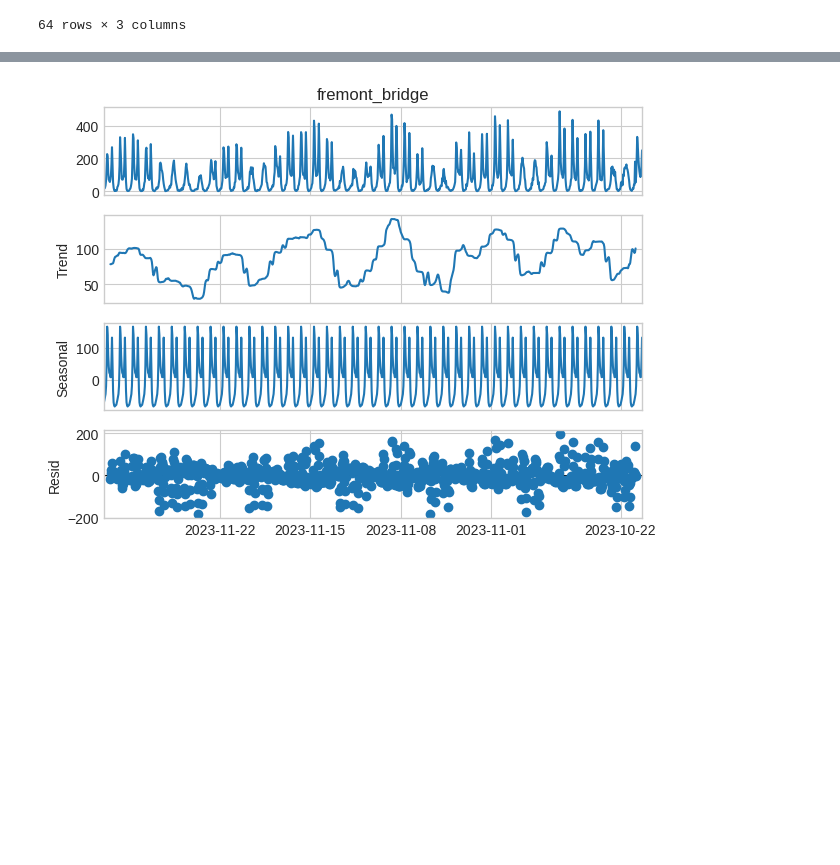
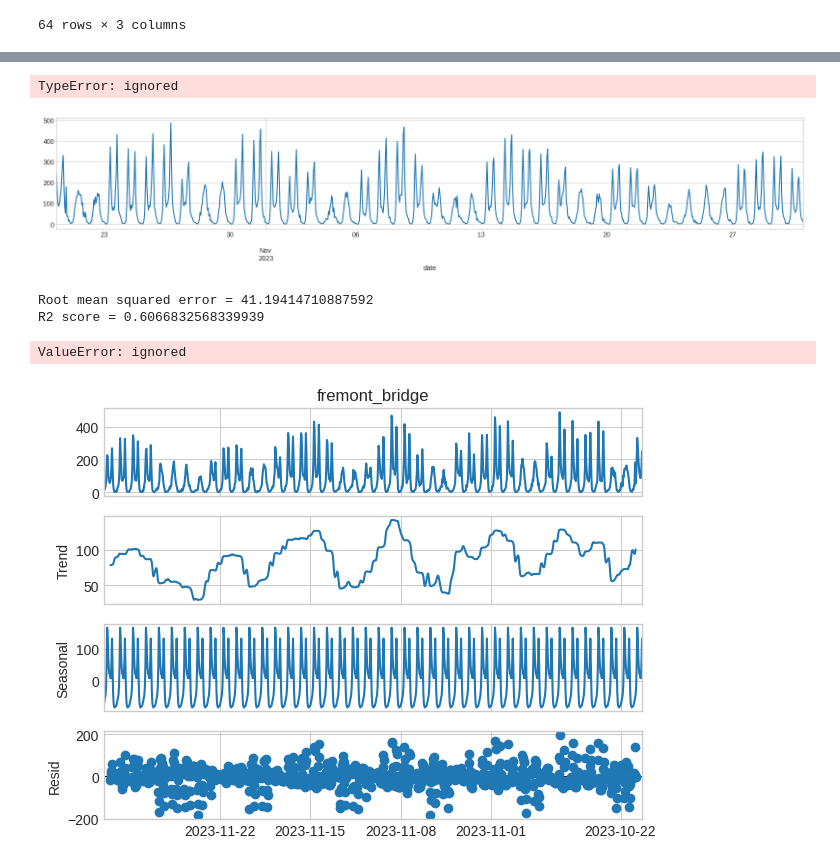
Before and after one commit to KevinrealG/Series_de_tiempo, a Jupyter notebook: 02_Aplying_arima_lstm.ipynb, the cells around one changed output, grey strips where cells are left out. Drawn from its saved outputs; the diff is of its cells as text; code cells hidden in the pictures; blank space fills up the shorter version.

```diff
--- a/02_Aplying_arima_lstm.ipynb
+++ b/02_Aplying_arima_lstm.ipynb
@@ -246,0 +301,25 @@ plt.legend()
+# %%
+# prompt: show Out-of-sample forecasts.
+
+
+
+ax = y.plot(label='observed',figsize=(20,3))
+pred_dynamic.predicted_mean.plot(ax=ax, label='Dynamic Forecast', alpha=.7)
+
+ax.fill_between(pred_dynamic_ci.index,
+                pred_dynamic_ci.iloc[:, 0],
+                pred_dynamic_ci.iloc[:, 1], color='k', alpha=.1)
+
+ax.set_xlabel('Date')
+ax.set_ylabel('Number Of Bikes')
+plt.legend()
+# %% [output]
+TypeError: ignored
+[figure, added]
+# %%
+from sklearn.metrics import r2_score, mean_squared_error
+print("Root mean squared error =", np.sqrt(mean_squared_error(pred.predicted_mean,y["2023-11-30 00:00:00":])))
+print("R2 score =", r2_score(pred.predicted_mean,y["2023-11-30 00:00:00":]))
+# %% [output]
+Root mean squared error = 41.19414710887592
+R2 score = 0.6066832568339939
@@ -247,3 +331,26 @@ plt.legend()
+# %%
+# prompt: Evaluate using RMSE, R2, correlation coefiente, and other metrics
+
+from sklearn.metrics import mean_squared_error, r2_score, mean_absolute_error
+from scipy.stats import pearsonr
+
+# Calculate the Root Mean Squared Error (RMSE)
+rmse = mean_squared_error(y, pred.predicted_mean)
+print("RMSE:", rmse)
+
+# Calculate the R-squared value
+r2 = r2_score(y, pred.predicted_mean)
+print("R-squared:", r2)
+
+# Calculate the correlation coefficient
+corr, _ = pearsonr(y, pred.predicted_mean)
+print("Correlation coefficient:", corr)
+
+# Calculate the Mean Absolute Error (MAE)
+mae = mean_absolute_error(y, pred.predicted_mean)
+print("MAE:", mae)
+# %% [output]
+ValueError: ignored
 # %%
 from statsmodels.tsa.seasonal import seasonal_decompose
 
```
Also changed, not shown: parts of 15 cells of this notebook.
